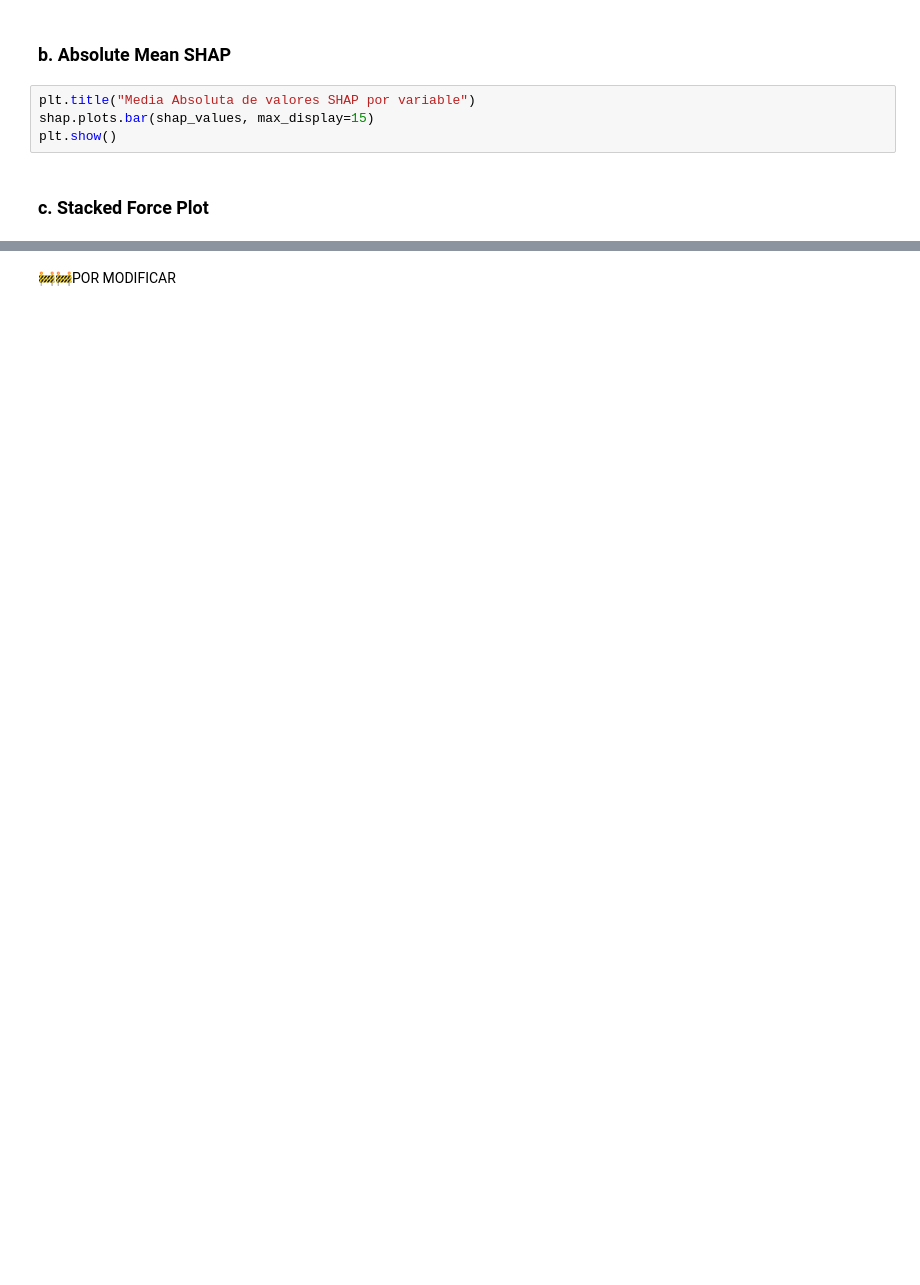
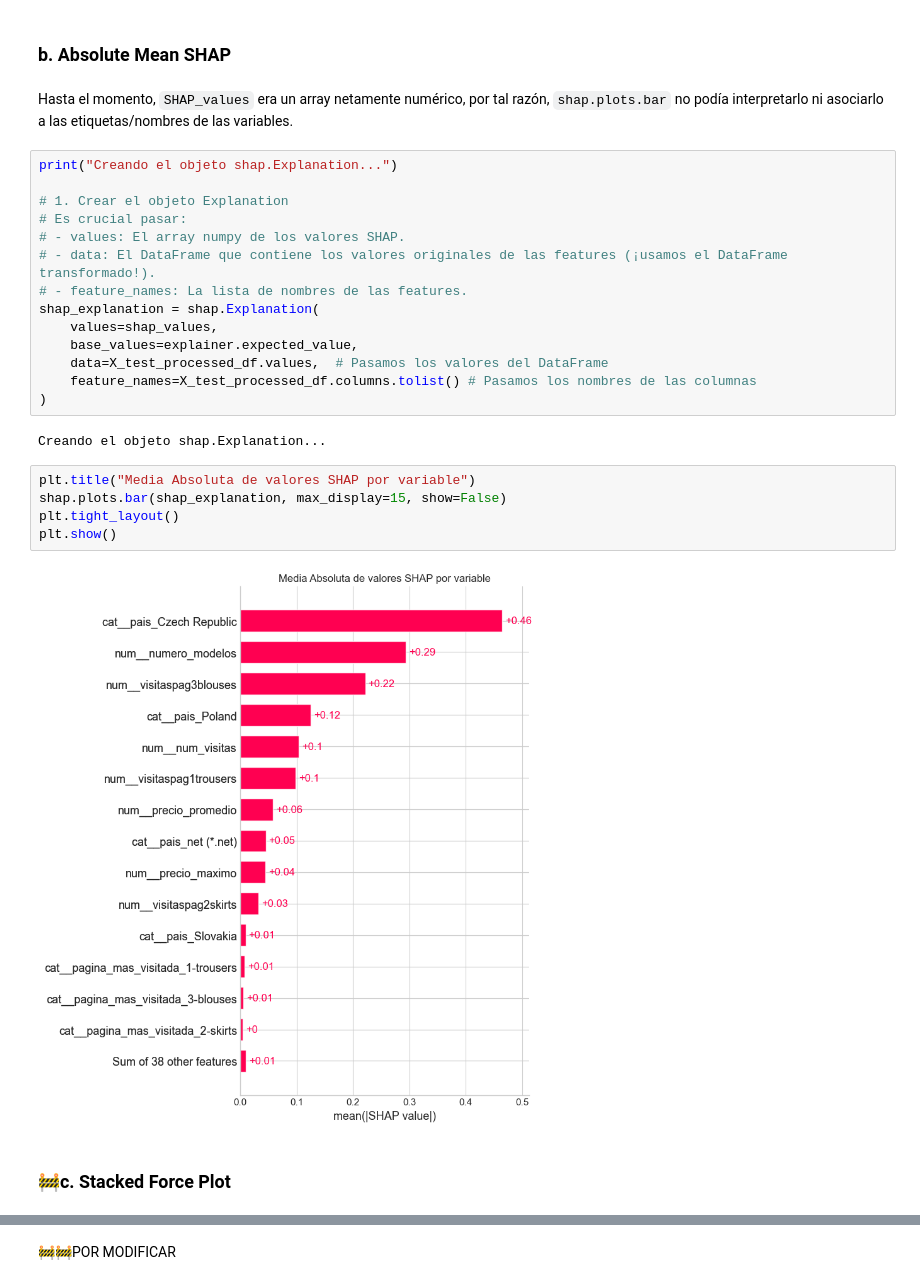
Before and after one commit to julianecheverry/MLNN2025, a Jupyter notebook: notebooks/3.taller_interpretabilidad.ipynb, the cells around one changed output, grey strips where cells are left out. Cells and saved outputs as stored; diff of their text form; blank space fills up the shorter version.

```diff
--- a/notebooks/3.taller_interpretabilidad.ipynb
+++ b/notebooks/3.taller_interpretabilidad.ipynb
@@ -281,10 +311,31 @@ plt.show()
 # %% [markdown]
 ### b. Absolute Mean SHAP
+# %% [markdown]
+Hasta el momento, `SHAP_values` era un array netamente numérico, por tal razón, `shap.plots.bar` no podía interpretarlo ni asociarlo a las etiquetas/nombres de las variables.
+# %%
+print("Creando el objeto shap.Explanation...")
+
+# 1. Crear el objeto Explanation
+# Es crucial pasar:
+# - values: El array numpy de los valores SHAP.
+# - data: El DataFrame que contiene los valores originales de las features (¡usamos el DataFrame transformado!).
+# - feature_names: La lista de nombres de las features.
+shap_explanation = shap.Explanation(
+    values=shap_values,
+    base_values=explainer.expected_value,
+    data=X_test_processed_df.values,  # Pasamos los valores del DataFrame
+    feature_names=X_test_processed_df.columns.tolist() # Pasamos los nombres de las columnas
+)
+# %% [output]
+Creando el objeto shap.Explanation...
 # %%
 plt.title("Media Absoluta de valores SHAP por variable")
-shap.plots.bar(shap_values, max_display=15)
+shap.plots.bar(shap_explanation, max_display=15, show=False)
+plt.tight_layout()
 plt.show()
+# %% [output]
+[figure, added]
 # %% [markdown]
-### c. Stacked Force Plot
+### 🚧c. Stacked Force Plot
 # %%
 plt.title("Impacto individual de las primeras 100 predicciones (SHAP Force Plot)")
```
Also changed, not shown: parts of 26 cells of this notebook.
